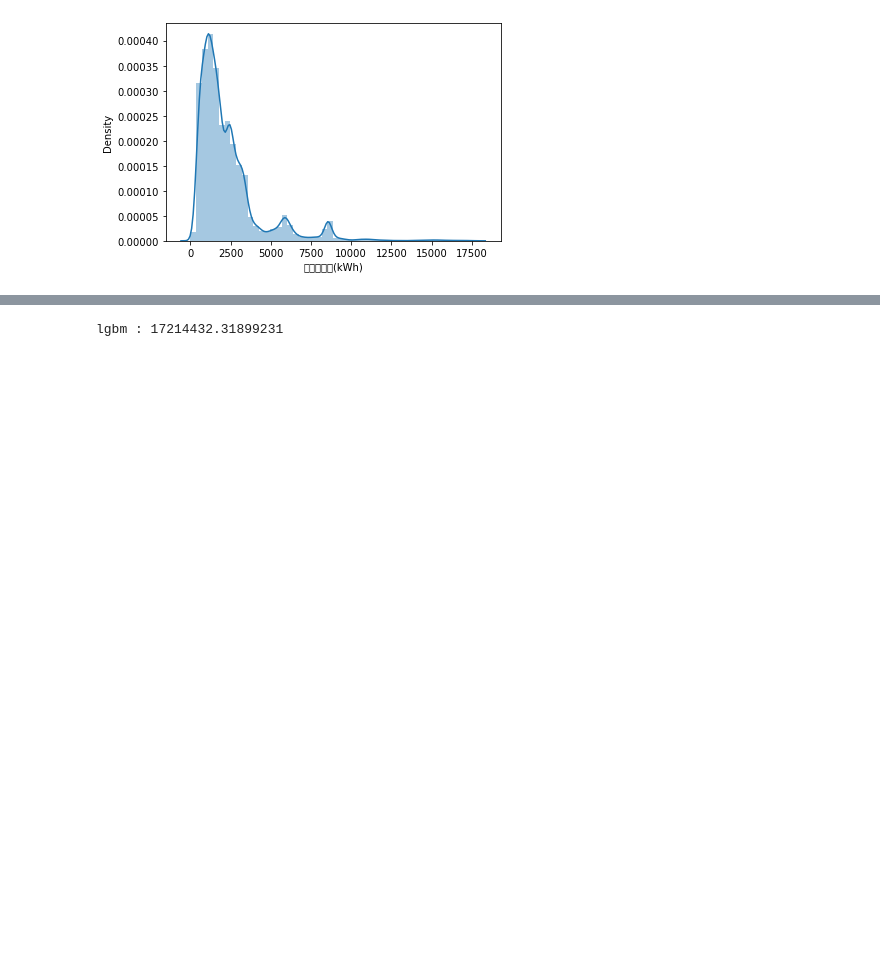
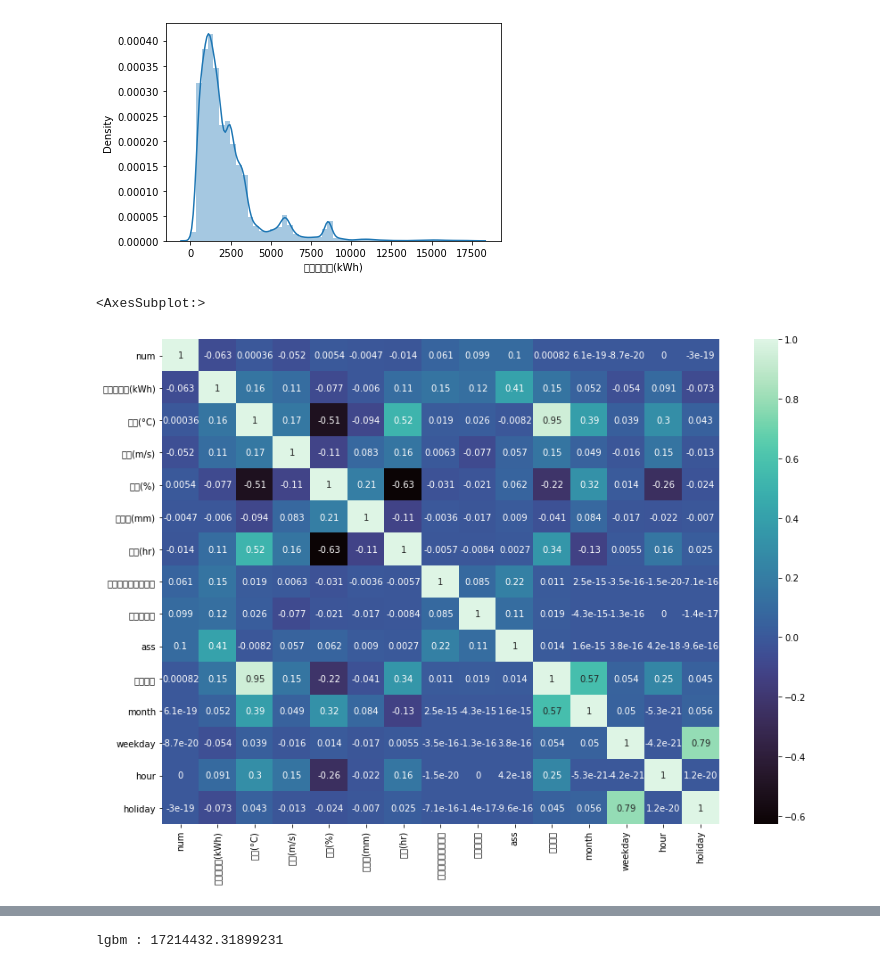
Before and after one commit to hhh6593/TIL, a Jupyter notebook: 전략수요예측_분석.ipynb, the cells around one changed output, grey strips where cells are left out. Drawn from its saved outputs; the diff is of its cells as text; code cells hidden in the pictures; blank space fills up the shorter version.

```diff
--- a/전략수요예측_분석.ipynb
+++ b/전략수요예측_분석.ipynb
@@ -170,6 +173,12 @@ def holiday(x):
 
 train['holiday'] = train['date_time'].apply(lambda x: holiday(x))
 test['holiday'] = test['date_time'].apply(lambda x: holiday(x))
+# %%
+plt.figure(figsize=(14,10))
+sns.heatmap(train.corr(), annot=True, cmap='mako')
+# %% [output]
+<AxesSubplot:>
+[figure, added]
 # %%
 train2 = train.drop(['date_time', '전력사용량(kWh)'], axis=1)
 test2 = test.drop(['date_time'], axis=1)
```
Also changed, not shown: parts of 15 cells of this notebook.
